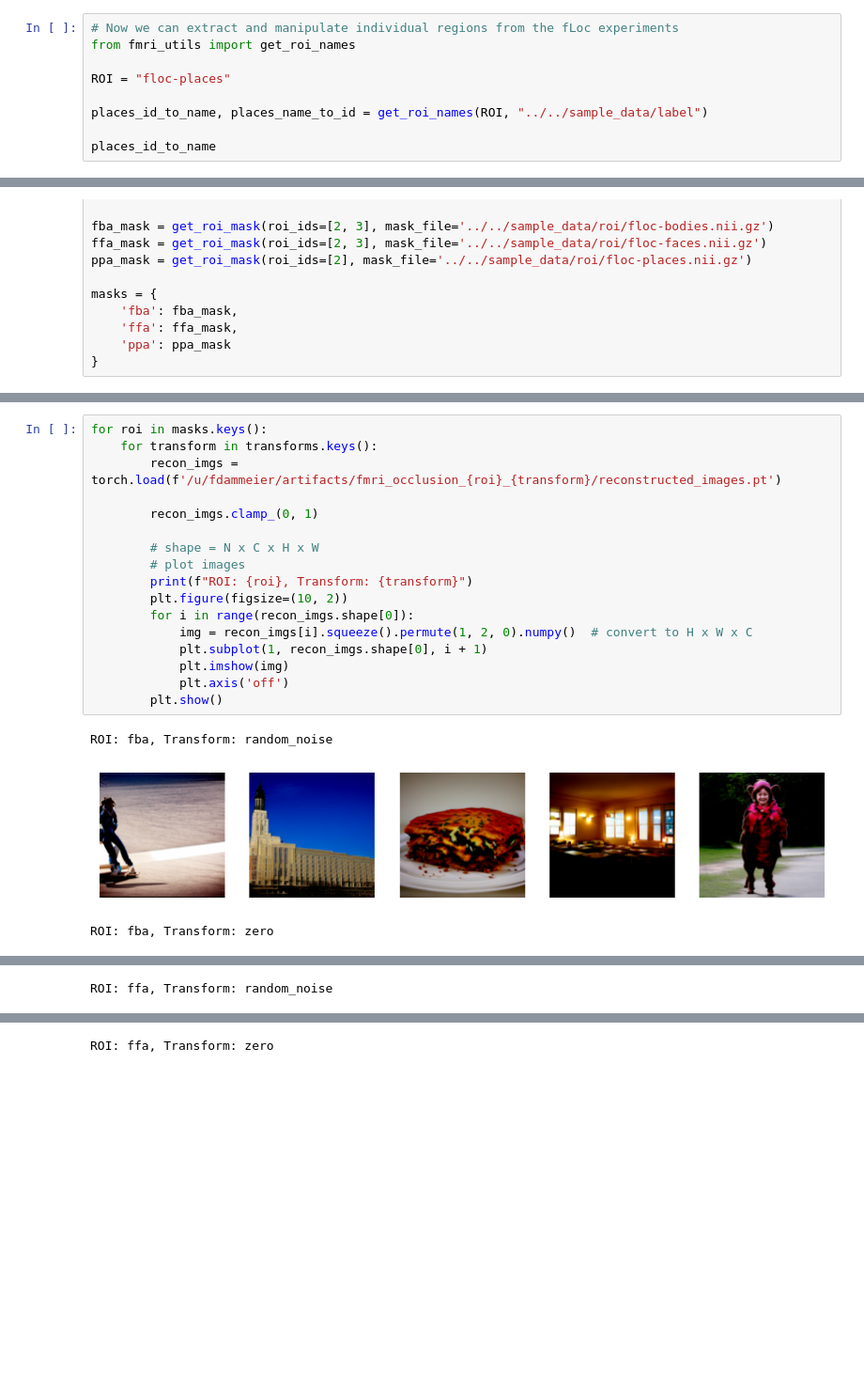
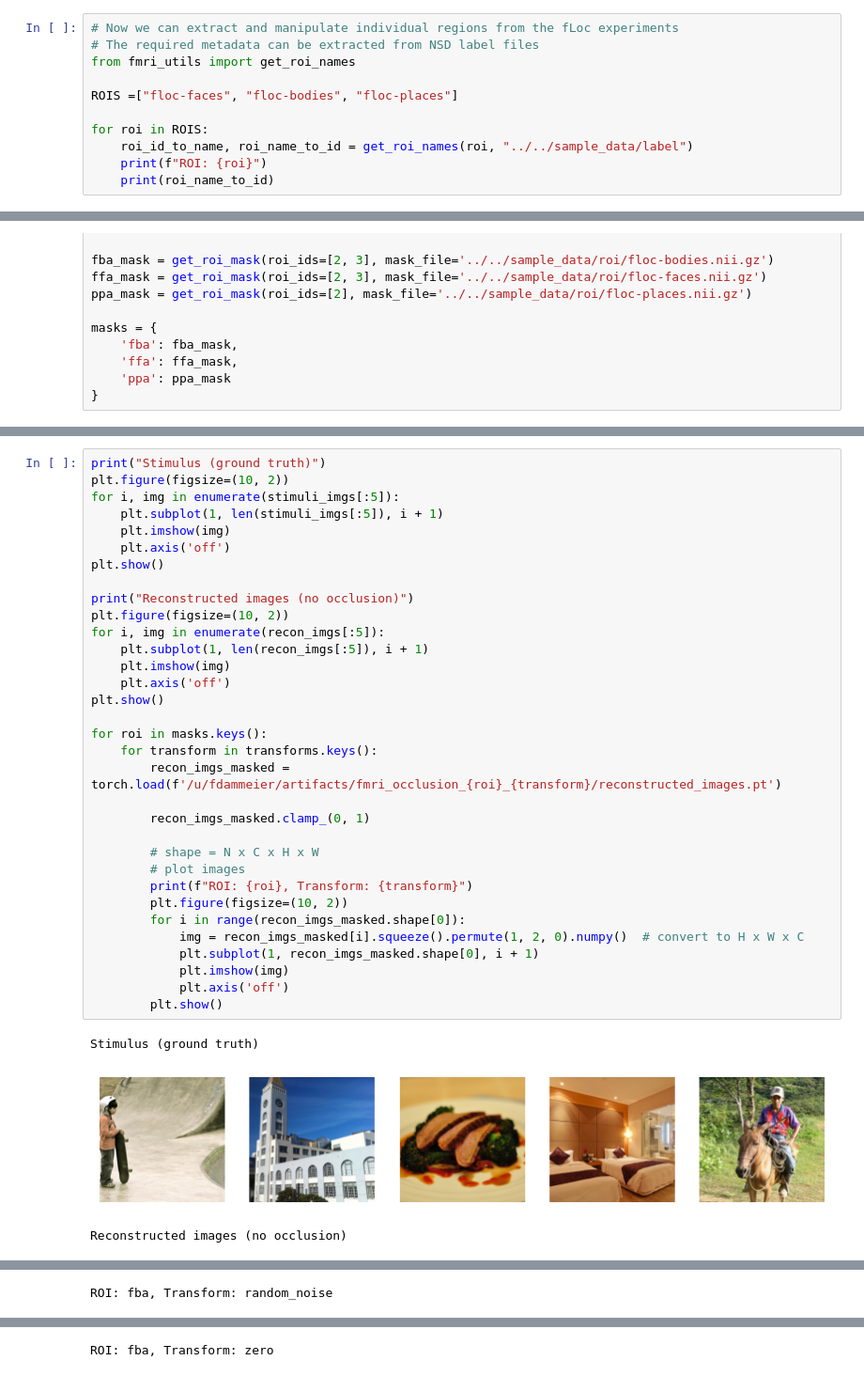
Before and after one commit to frederikdammeier/neuroflow-latent-analysis, a Jupyter notebook: experiments/occlusion/fmri_to_image.ipynb, the cells around one changed output, grey strips where cells are left out. Shown at 94% size. Drawn from its saved outputs; the diff is of its cells as text; blank space fills up the shorter version.

Commit message:
fMRI occlusion pathfinder

```diff
--- a/experiments/occlusion/fmri_to_image.ipynb
+++ b/experiments/occlusion/fmri_to_image.ipynb
@@ -72,10 +68,12 @@ for zscore in zscores_mean:
 # %%
 # Now we can extract and manipulate individual regions from the fLoc experiments
+# The required metadata can be extracted from NSD label files
 from fmri_utils import get_roi_names
 
-ROI = "floc-places"
+ROIS =["floc-faces", "floc-bodies", "floc-places"]
 
-places_id_to_name, places_name_to_id = get_roi_names(ROI, "../../sample_data/label")
-
-places_id_to_name
+for roi in ROIS:
+    roi_id_to_name, roi_name_to_id = get_roi_names(roi, "../../sample_data/label")
+    print(f"ROI: {roi}")
+    print(roi_name_to_id)
 # %% [output]
@@ -176,21 +181,37 @@ Load reconstructed images
 # %%
+print("Stimulus (ground truth)")
+plt.figure(figsize=(10, 2))
+for i, img in enumerate(stimuli_imgs[:5]):
+    plt.subplot(1, len(stimuli_imgs[:5]), i + 1)
+    plt.imshow(img)
+    plt.axis('off')
+plt.show()
+
+print("Reconstructed images (no occlusion)")
+plt.figure(figsize=(10, 2))
+for i, img in enumerate(recon_imgs[:5]):
+    plt.subplot(1, len(recon_imgs[:5]), i + 1)
+    plt.imshow(img)
+    plt.axis('off')
+plt.show()
+
 for roi in masks.keys():
     for transform in transforms.keys():
-        recon_imgs = torch.load(f'/u/fdammeier/artifacts/fmri_occlusion_{roi}_{transform}/reconstructed_images.pt')
+        recon_imgs_masked = torch.load(f'/u/fdammeier/artifacts/fmri_occlusion_{roi}_{transform}/reconstructed_images.pt')
 
-        recon_imgs.clamp_(0, 1)
+        recon_imgs_masked.clamp_(0, 1)
 
         # shape = N x C x H x W
         # plot images
         print(f"ROI: {roi}, Transform: {transform}")
         plt.figure(figsize=(10, 2))
-        for i in range(recon_imgs.shape[0]):
-            img = recon_imgs[i].squeeze().permute(1, 2, 0).numpy()  # convert to H x W x C
-            plt.subplot(1, recon_imgs.shape[0], i + 1)
+        for i in range(recon_imgs_masked.shape[0]):
+            img = recon_imgs_masked[i].squeeze().permute(1, 2, 0).numpy()  # convert to H x W x C
+            plt.subplot(1, recon_imgs_masked.shape[0], i + 1)
             plt.imshow(img)
             plt.axis('off')
         plt.show()
 # %% [output]
-ROI: fba, Transform: random_noise
+Stimulus (ground truth)
-[figure, old version]
+[figure, new version]
-ROI: fba, Transform: zero
+Reconstructed images (no occlusion)
@@ -198 +219 @@ ROI: fba, Transform: zero
-ROI: ffa, Transform: random_noise
+ROI: fba, Transform: random_noise
@@ -200 +221 @@ ROI: ffa, Transform: random_noise
-ROI: ffa, Transform: zero
+ROI: fba, Transform: zero
```
Also changed, not shown: parts of 16 cells of this notebook.
